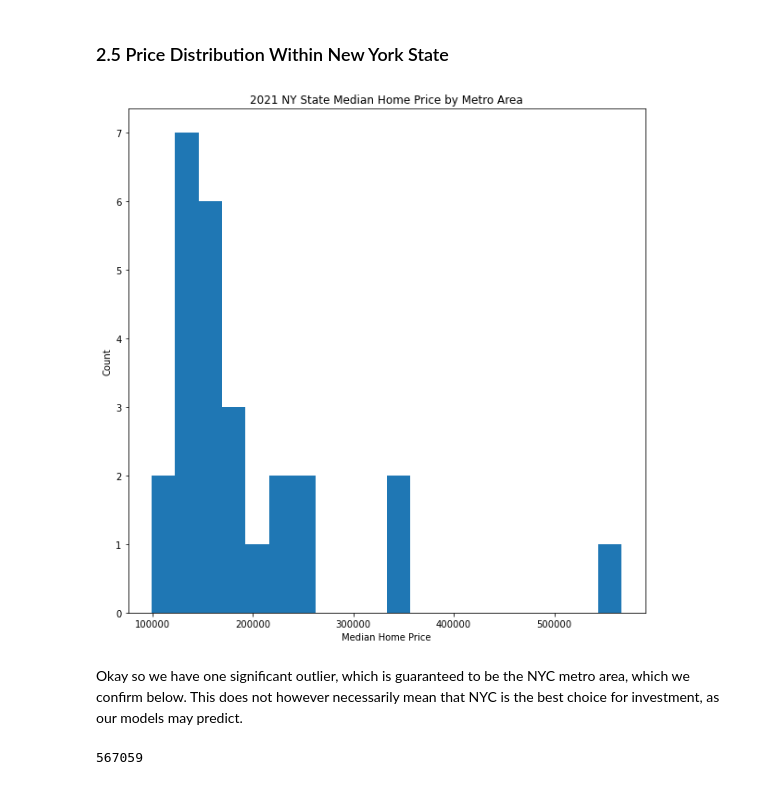
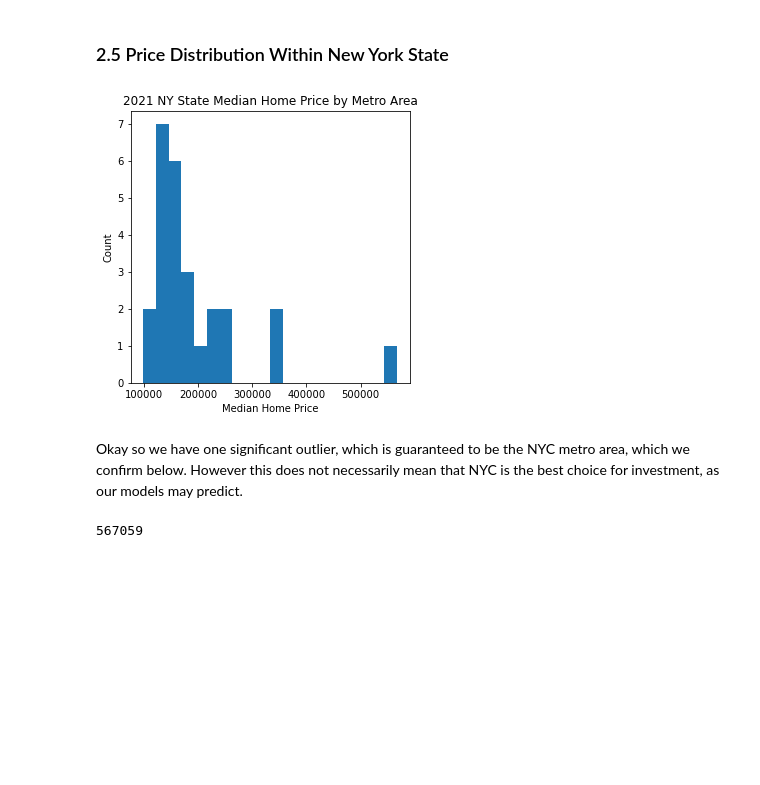
Before and after one commit to MellissaValle/Zillow_Real_Estate_Time_Series_analysis, a Jupyter notebook: Aidan/Aidan's Notebook.ipynb, the cells around one changed output. Drawn from its saved outputs; the diff is of its cells as text; code cells hidden in the pictures; blank space fills up the shorter version.

```diff
--- a/Aidan/Aidan's Notebook.ipynb
+++ b/Aidan/Aidan's Notebook.ipynb
@@ -99,16 +100,16 @@ Okay so in our entire dataframe we had a single Nan value we have to deal with,
 # %%
 current_median_msa_home_prices = list(df_ny['2021-09-30'])
 
-fig, ax = plt.subplots(figsize=(10,10))
+fig, ax = plt.subplots(figsize=(5,5))
 plt.hist(current_median_msa_home_prices, bins=20)
 plt.title('2021 NY State Median Home Price by Metro Area')
 plt.xlabel('Median Home Price')
 plt.ylabel('Count')
 plt.show()
 # %% [output]
-[figure, old version]
+[figure, new version]
 # %% [markdown]
-Okay so we have one significant outlier, which is guaranteed to be the NYC metro area, which we confirm below. This does not however necessarily mean that NYC is the best choice for investment, as our models may predict.
+Okay so we have one significant outlier, which is guaranteed to be the NYC metro area, which we confirm below. However this does not necessarily mean that NYC is the best choice for investment, as our models may predict.
 # %%
 # Checking the median home price for New York in the most recent month.
 int(df_ny[df_ny['RegionName'] == 'New York, NY']['2021-09-30'])
```
Also changed, not shown: parts of 17 cells of this notebook.
